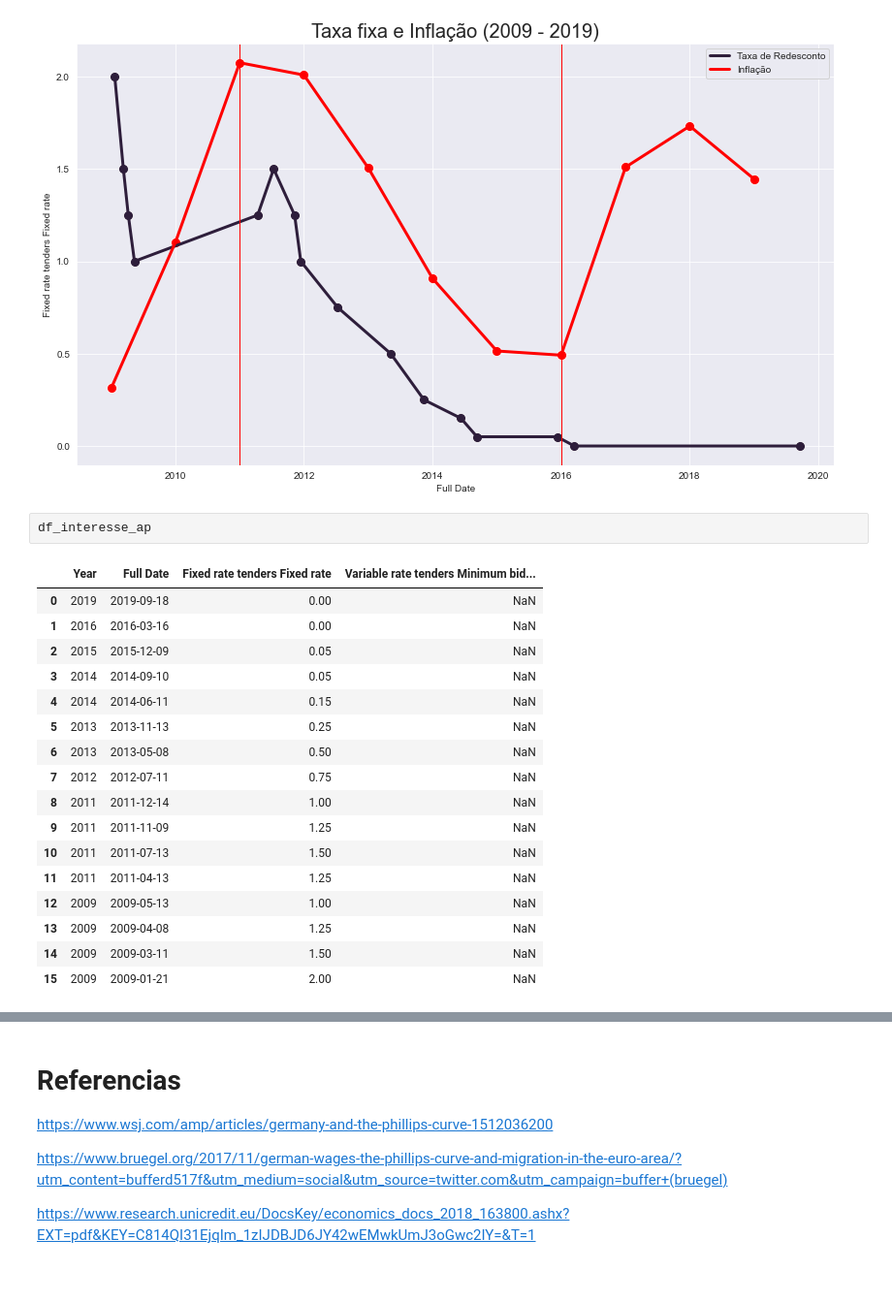
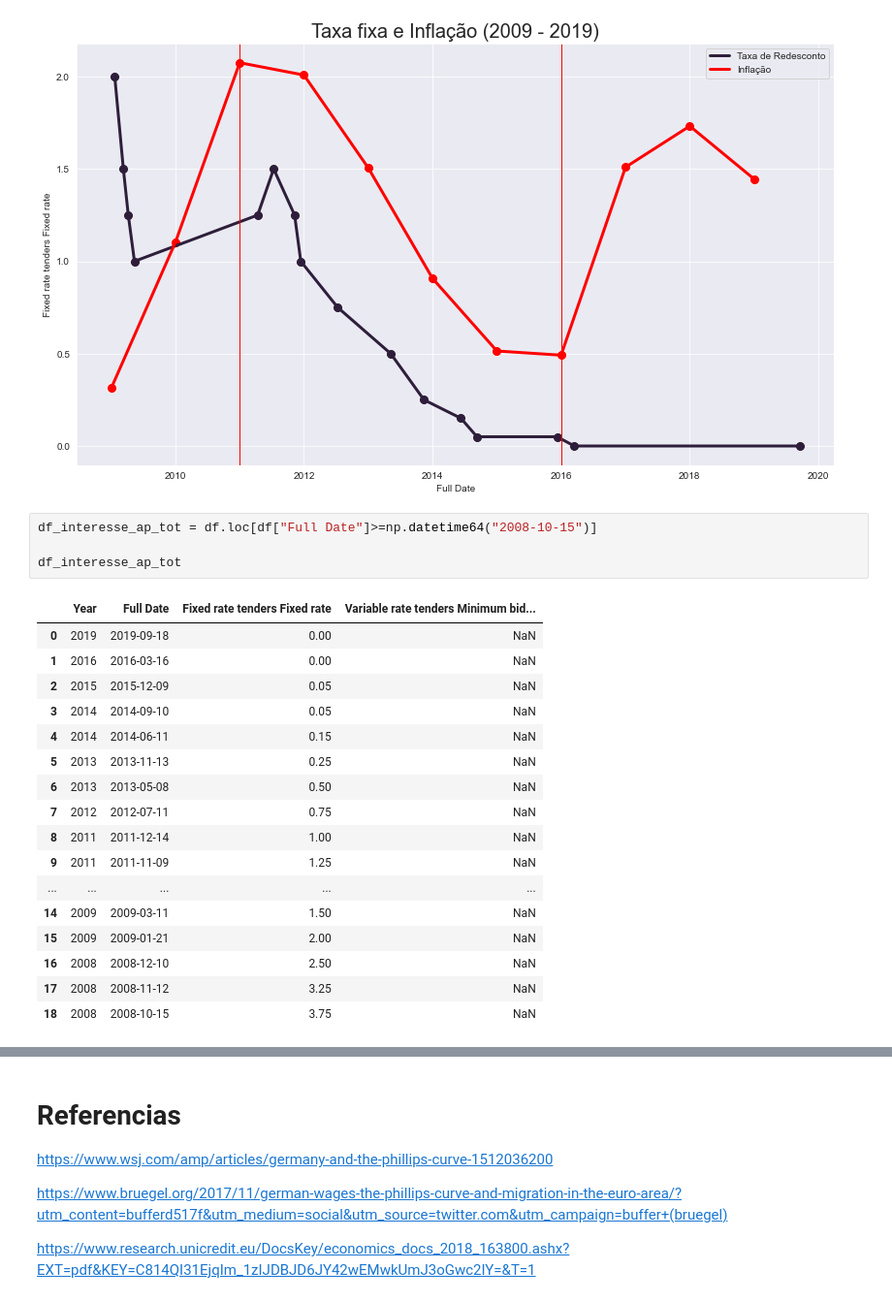
Before and after one commit to rmcnribeiro/T3_ECO-A, a Jupyter notebook: codigos/trabalho_3.ipynb, the cells around one changed output, grey strips where cells are left out. Shown at 97% size. Drawn from its saved outputs; the diff is of its cells as text.

```diff
--- a/codigos/trabalho_3.ipynb
+++ b/codigos/trabalho_3.ipynb
@@ -721,23 +721,25 @@ plt.savefig('./../graficos/taxa_fixa_inflacao_inflacao.png')
 plt.show()
 # %% [output]
 [figure]
-# %%
-df_interesse_ap
-# %% [output]
-|  | Year | Full Date | Fixed rate tenders Fixed rate | Variable rate tenders Minimum bid... |
-| 0 | 2019 | 2019-09-18 | 0.00 | NaN |
-| 1 | 2016 | 2016-03-16 | 0.00 | NaN |
-| 2 | 2015 | 2015-12-09 | 0.05 | NaN |
-| 3 | 2014 | 2014-09-10 | 0.05 | NaN |
-| 4 | 2014 | 2014-06-11 | 0.15 | NaN |
-| 5 | 2013 | 2013-11-13 | 0.25 | NaN |
-| 6 | 2013 | 2013-05-08 | 0.50 | NaN |
-| 7 | 2012 | 2012-07-11 | 0.75 | NaN |
-| 8 | 2011 | 2011-12-14 | 1.00 | NaN |
-| 9 | 2011 | 2011-11-09 | 1.25 | NaN |
-| 10 | 2011 | 2011-07-13 | 1.50 | NaN |
-| 11 | 2011 | 2011-04-13 | 1.25 | NaN |
-| 12 | 2009 | 2009-05-13 | 1.00 | NaN |
-| 13 | 2009 | 2009-04-08 | 1.25 | NaN |
-| 14 | 2009 | 2009-03-11 | 1.50 | NaN |
-| 15 | 2009 | 2009-01-21 | 2.00 | NaN |
+# %%
+df_interesse_ap_tot = df.loc[df["Full Date"]>=np.datetime64("2008-10-15")]
+
+df_interesse_ap_tot
+# %% [output]
+|  | Year | Full Date | Fixed rate tenders Fixed rate | Variable rate tenders Minimum bid... |
+| 0 | 2019 | 2019-09-18 | 0.00 | NaN |
+| 1 | 2016 | 2016-03-16 | 0.00 | NaN |
+| 2 | 2015 | 2015-12-09 | 0.05 | NaN |
+| 3 | 2014 | 2014-09-10 | 0.05 | NaN |
+| 4 | 2014 | 2014-06-11 | 0.15 | NaN |
+| 5 | 2013 | 2013-11-13 | 0.25 | NaN |
+| 6 | 2013 | 2013-05-08 | 0.50 | NaN |
+| 7 | 2012 | 2012-07-11 | 0.75 | NaN |
+| 8 | 2011 | 2011-12-14 | 1.00 | NaN |
+| 9 | 2011 | 2011-11-09 | 1.25 | NaN |
+| ... | ... | ... | ... | ... |
+| 14 | 2009 | 2009-03-11 | 1.50 | NaN |
+| 15 | 2009 | 2009-01-21 | 2.00 | NaN |
+| 16 | 2008 | 2008-12-10 | 2.50 | NaN |
+| 17 | 2008 | 2008-11-12 | 3.25 | NaN |
+| 18 | 2008 | 2008-10-15 | 3.75 | NaN |
```
Also changed, not shown: parts of 6 cells of this notebook, 3 other files.
